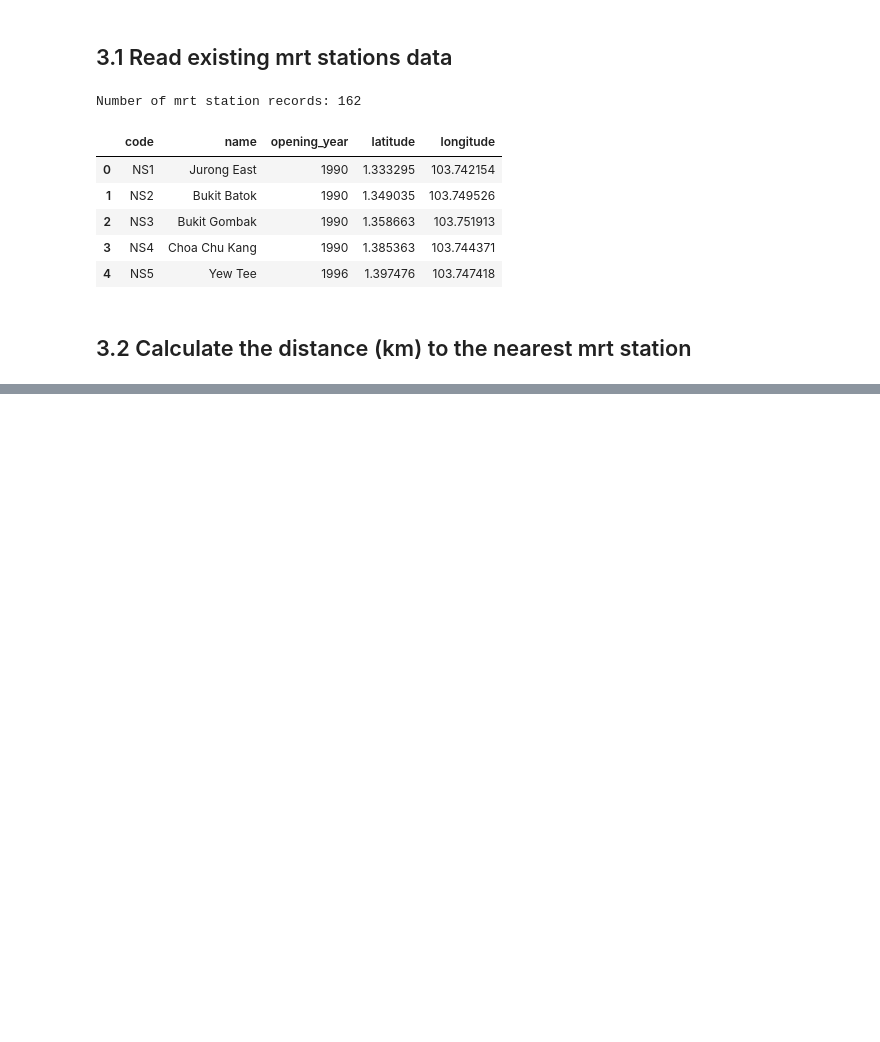
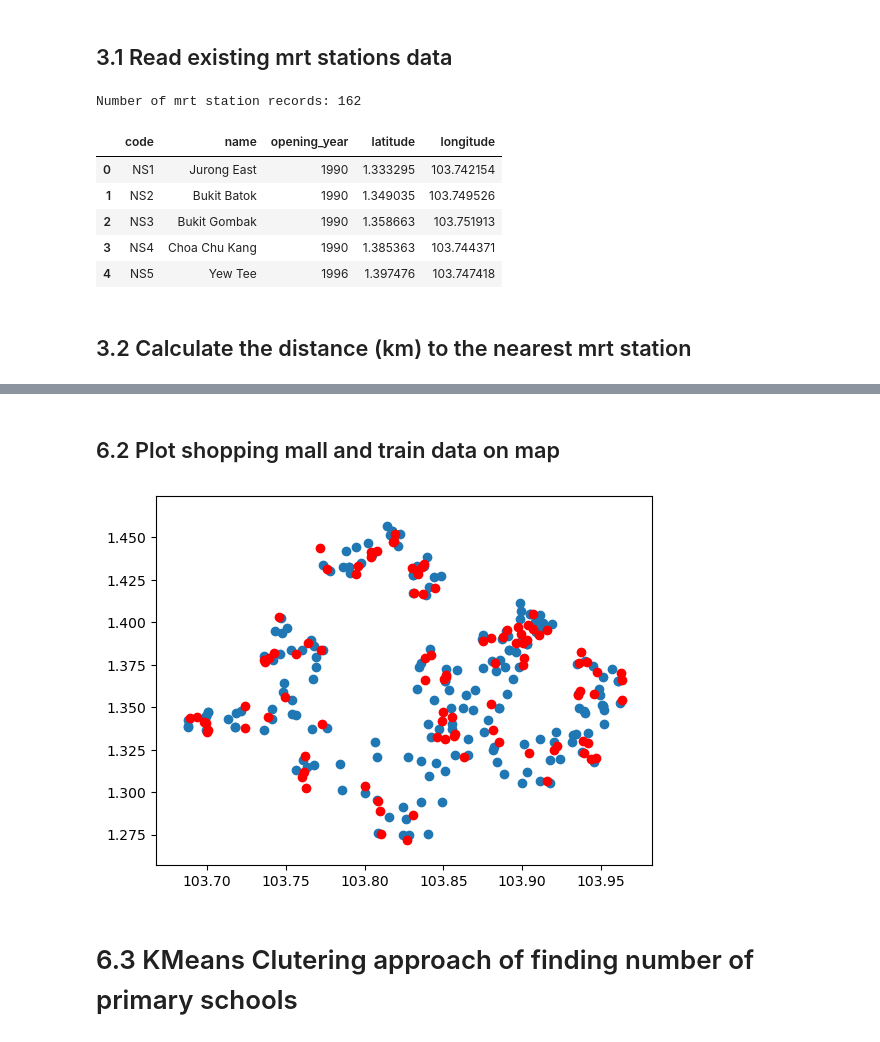
Before and after one commit to StephanieMussi/5228-group21-project, a Jupyter notebook: 1_Auxiliary_Attributes.ipynb, the cells around one changed output, grey strips where cells are left out. Drawn from its saved outputs; the diff is of its cells as text; code cells hidden in the pictures; blank space fills up the shorter version.

Commit message:
added auxi data for primary schools

```diff
--- a/1_Auxiliary_Attributes.ipynb
+++ b/1_Auxiliary_Attributes.ipynb
@@ -25,7 +25,7 @@ import auxiliary as auxi
 # %% [markdown]
 ### Read train data and test data
 # %%
-df_train = pd.read_csv("data/train_auxi.csv") # WHEN FINISH CHANGE BACK TO train.csv
+df_train = pd.read_csv("data/train.csv")
 print('Number of train records: {}'.format(len(df_train)))
 df_train.head()
 # %% [output]
@@ -311,0 +316,4 @@ Wall time: 4min 24s
+# %%
+df_primary_schools = pd.read_csv("auxiliary-data/sg-primary-schools.csv")
+df_primary_schools = df_primary_schools.drop('name', axis=1)
+df_primary_schools.head()
@@ -311,0 +327,10 @@ Wall time: 4min 24s
+# %% [markdown]
+## 6.2 Plot shopping mall and train data on map
+# %%
+plt.scatter(df_primary_schools['longitude'], df_primary_schools['latitude'])
+plt.scatter(df_train[:100]['longitude'], df_train[:100]['latitude'], color='r')
+plt.show()
+# %% [output]
+[figure, added]
+# %% [markdown]
+# 6.3 KMeans Clutering approach of finding number of primary schools
```
Also changed, not shown: parts of 44 cells of this notebook, 3 other files.
